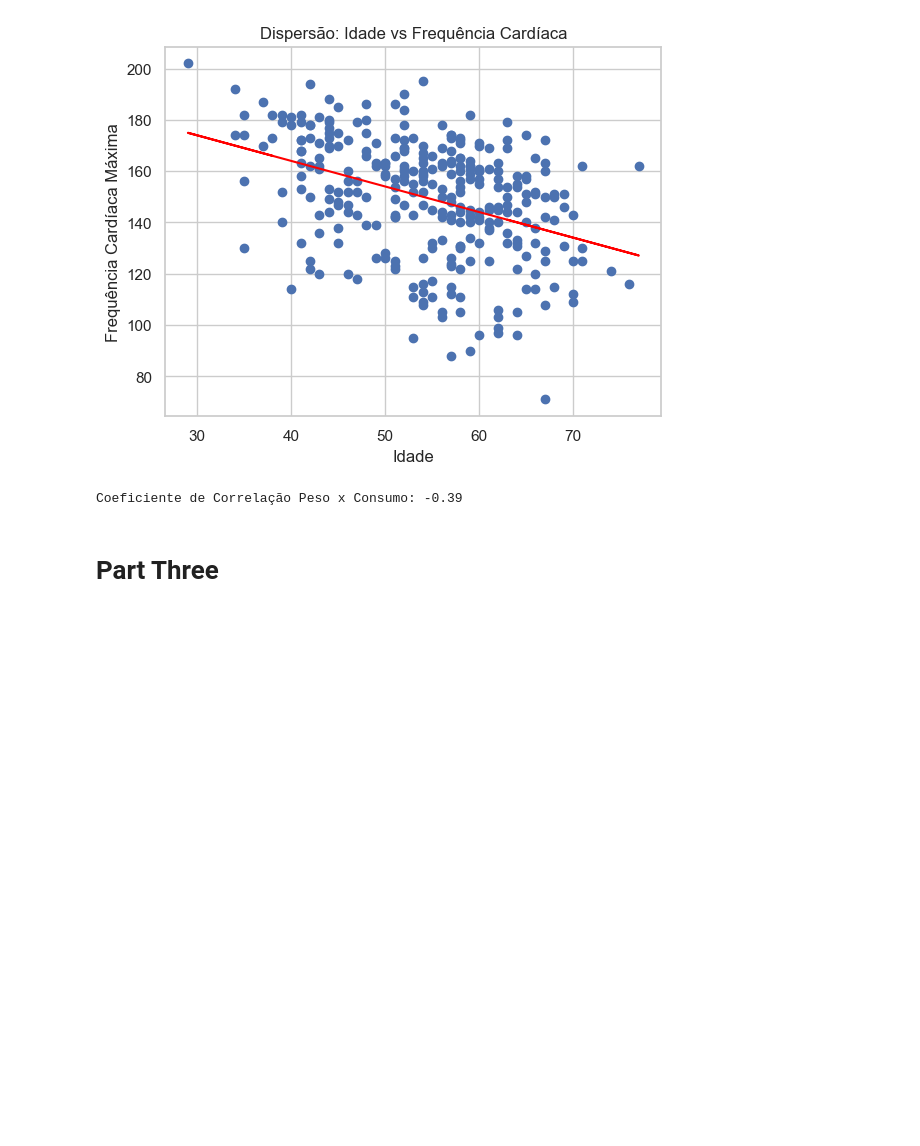
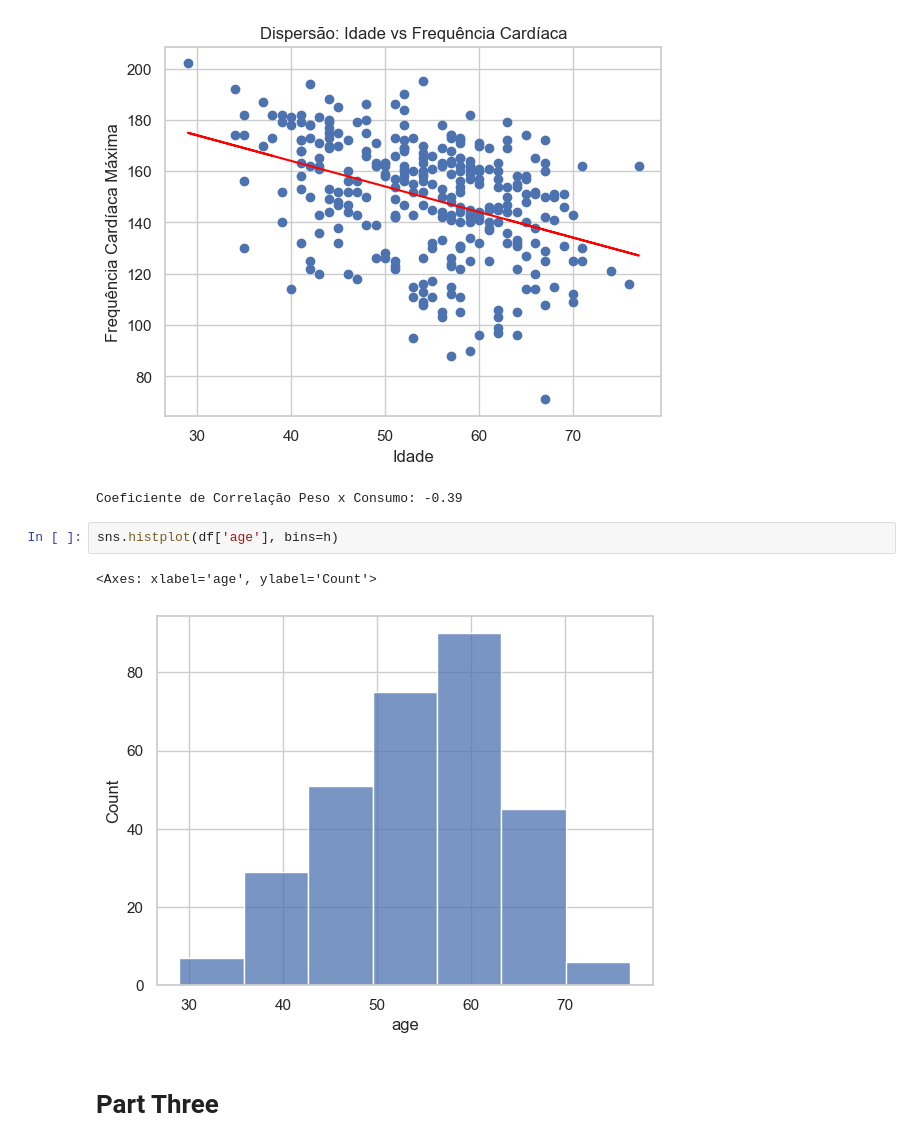
Before and after one commit to KevBoyz/heart-disease-analysis, a Jupyter notebook: all_stuff.ipynb, the cells around one changed output. Drawn from its saved outputs; the diff is of its cells as text; blank space fills up the shorter version.

```diff
--- a/all_stuff.ipynb
+++ b/all_stuff.ipynb
@@ -205,6 +204,11 @@ print(f"Coeficiente de Correlação Peso x Consumo: {correlacao_mpg:.2f}")
 # %% [output]
 [figure]
 Coeficiente de Correlação Peso x Consumo: -0.39
+# %%
+sns.histplot(df['age'], bins=h)
+# %% [output]
+<Axes: xlabel='age', ylabel='Count'>
+[figure, added]
 # %% [markdown]
 # Part Three
 # %%
```
Also changed, not shown: parts of 9 cells of this notebook.
